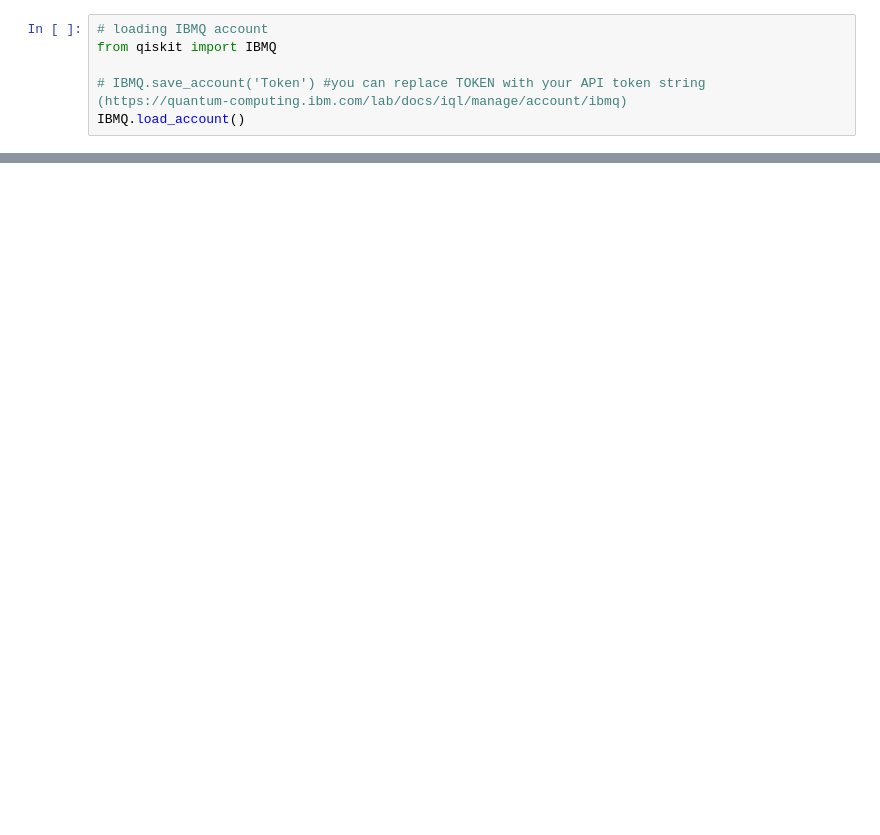
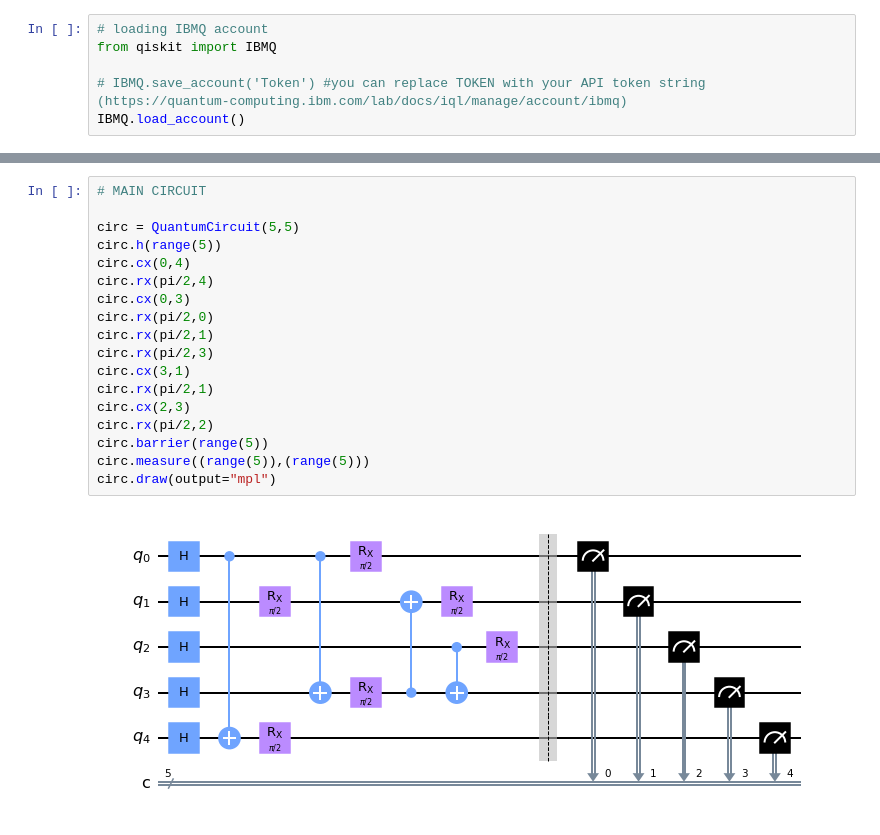
Before and after one commit to QuantumBarcelona/Qiskit-Hackathon-BCN, a Jupyter notebook: circuitCutting/first_step.ipynb, the cells around one changed output, grey strips where cells are left out. Drawn from its saved outputs; the diff is of its cells as text; blank space fills up the shorter version.

```diff
--- a/circuitCutting/first_step.ipynb
+++ b/circuitCutting/first_step.ipynb
@@ -36,0 +39,20 @@ circ1.draw(output="mpl")
+# %%
+# MAIN CIRCUIT
+
+circ = QuantumCircuit(5,5)
+circ.h(range(5))
+circ.cx(0,4)
+circ.rx(pi/2,4)
+circ.cx(0,3)
+circ.rx(pi/2,0)
+circ.rx(pi/2,1)
+circ.rx(pi/2,3)
+circ.cx(3,1)
+circ.rx(pi/2,1)
+circ.cx(2,3)
+circ.rx(pi/2,2)
+circ.barrier(range(5))
+circ.measure((range(5)),(range(5)))
+circ.draw(output="mpl")
+# %% [output]
+[figure, added]
```
Also changed, not shown: parts of 2 cells of this notebook.
